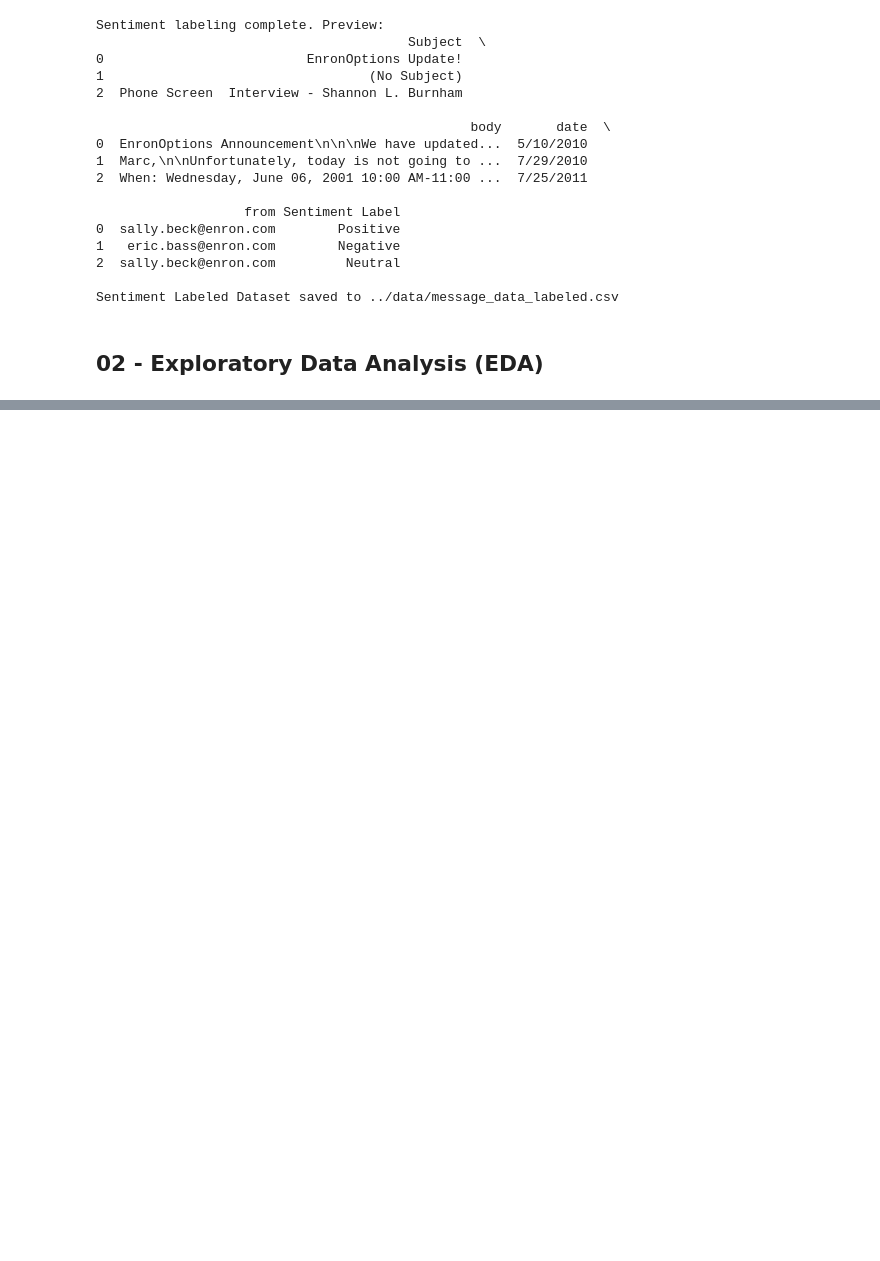
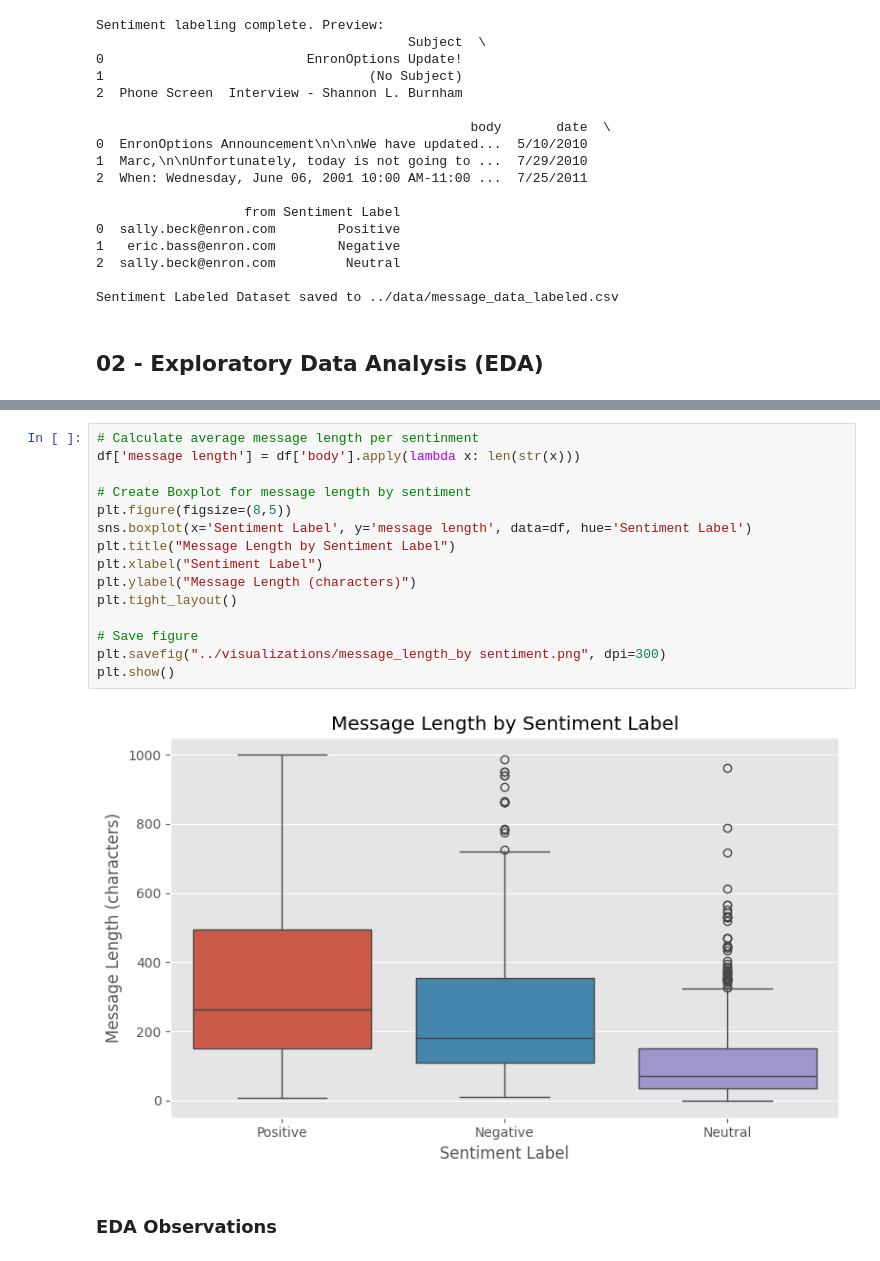
Before and after one commit to Suncho1208/emp_sentiment_project, a Jupyter notebook: notebooks/employee_sentiment_analysis.ipynb, the cells around one changed output, grey strips where cells are left out. Drawn from its saved outputs; the diff is of its cells as text; blank space fills up the shorter version.

```diff
--- a/notebooks/employee_sentiment_analysis.ipynb
+++ b/notebooks/employee_sentiment_analysis.ipynb
@@ -106,0 +182,19 @@ Sentiment Labeled Dataset saved to ../data/message_data_labeled.csv
+# %%
+# Calculate average message length per sentinment
+df['message length'] = df['body'].apply(lambda x: len(str(x)))
+
+# Create Boxplot for message length by sentiment
+plt.figure(figsize=(8,5))
+sns.boxplot(x='Sentiment Label', y='message length', data=df, hue='Sentiment Label')
+plt.title("Message Length by Sentiment Label")
+plt.xlabel("Sentiment Label")
+plt.ylabel("Message Length (characters)")
+plt.tight_layout()
+
+# Save figure
+plt.savefig("../visualizations/message_length_by sentiment.png", dpi=300)
+plt.show()
+# %% [output]
+[figure, added]
+# %% [markdown]
+### EDA Observations
```
Also changed, not shown: parts of 6 cells of this notebook, 3 other files.
